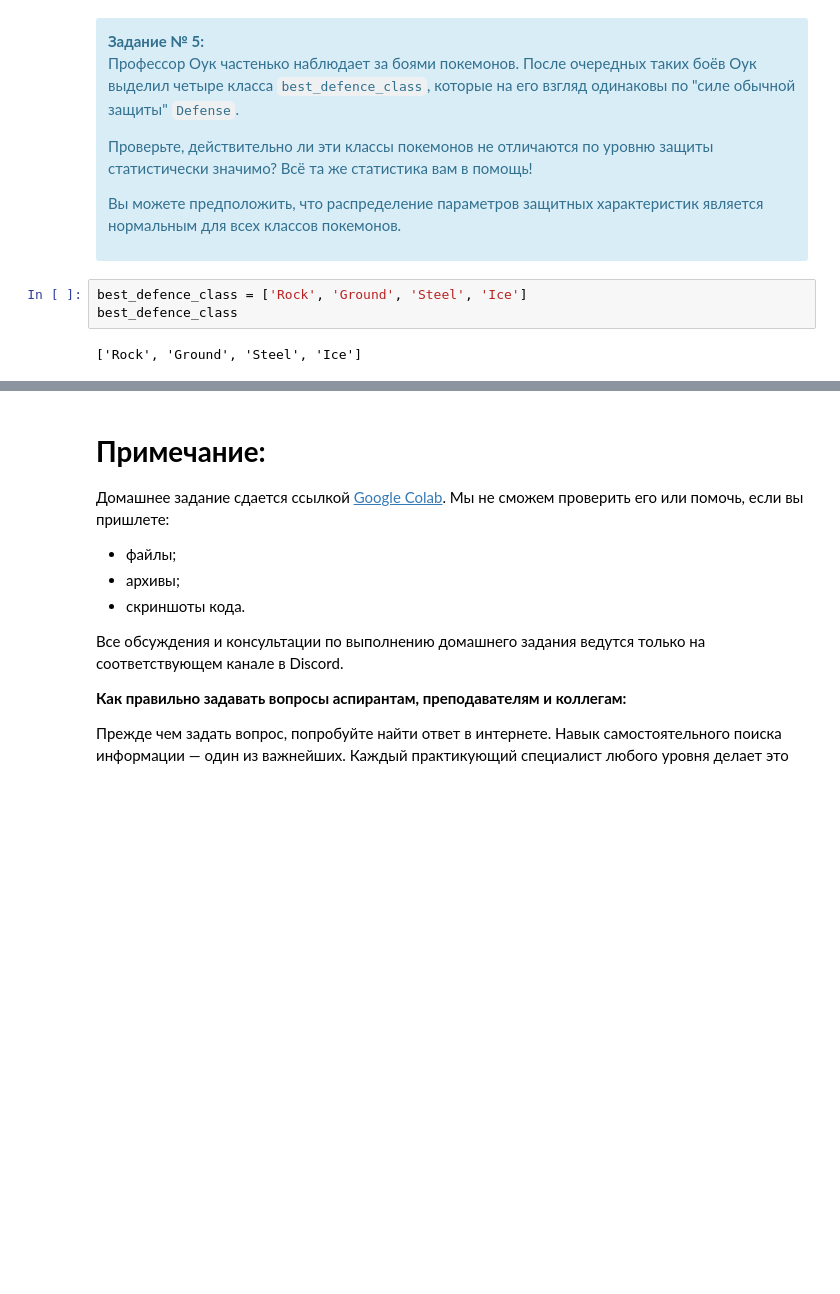
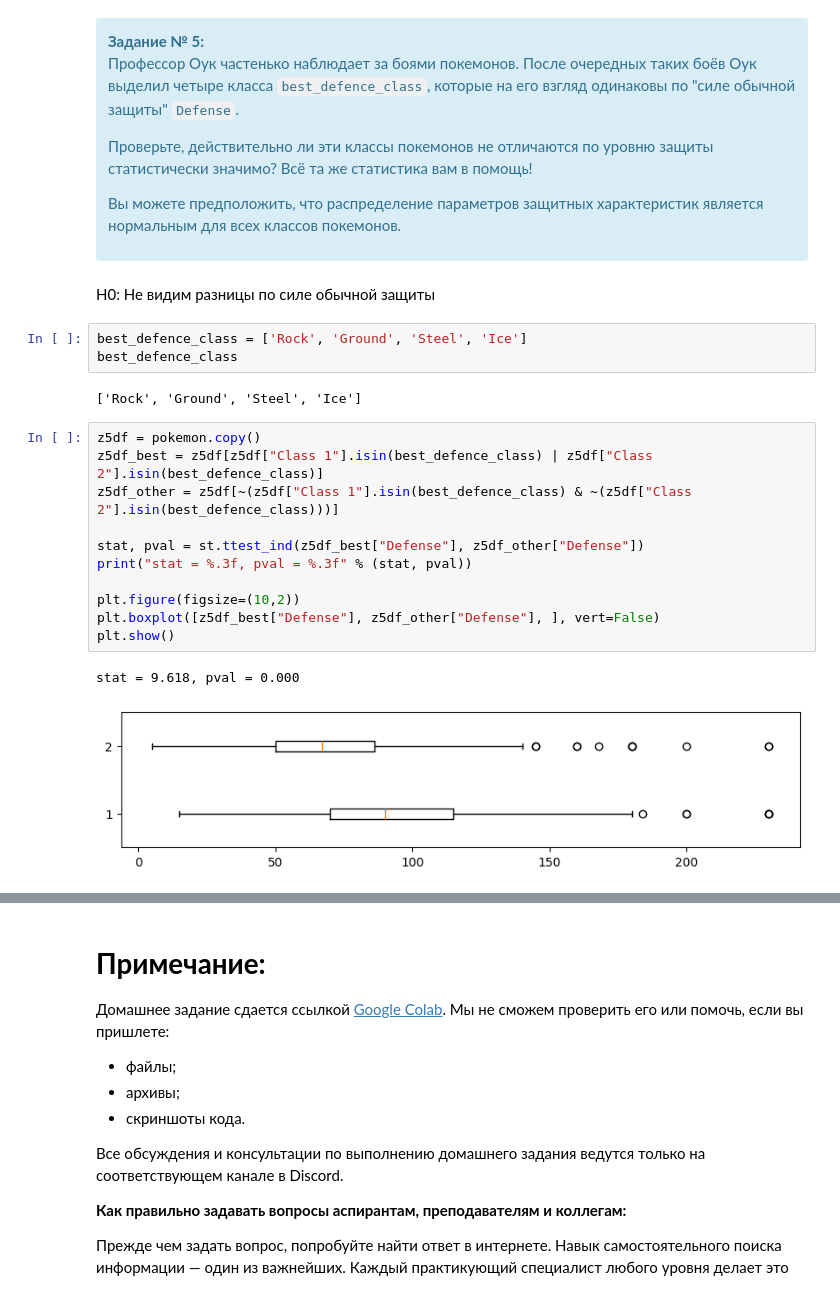
Before and after one commit to archimage-wiz/DS_PythonStat_Hw_AB_Test, a Jupyter notebook: Dz_Notebook_pokemons.ipynb, the cells around one changed output, grey strips where cells are left out. Saved outputs shown, nothing was run; the diff lists cells and outputs as text; blank space fills up the shorter version.

```diff
--- a/Dz_Notebook_pokemons.ipynb
+++ b/Dz_Notebook_pokemons.ipynb
@@ -269,8 +334,24 @@ z-статистика: 19.50 p-value: 0.001
 Вы можете предположить, что распределение параметров защитных характеристик является нормальным для всех классов покемонов.
 
 </div>
+# %% [markdown]
+H0: Не видим разницы по силе обычной защиты
 # %%
 best_defence_class = ['Rock', 'Ground', 'Steel', 'Ice']
 best_defence_class
 # %% [output]
 ['Rock', 'Ground', 'Steel', 'Ice']
+# %%
+z5df = pokemon.copy()
+z5df_best = z5df[z5df["Class 1"].isin(best_defence_class) | z5df["Class 2"].isin(best_defence_class)]
+z5df_other = z5df[~(z5df["Class 1"].isin(best_defence_class) & ~(z5df["Class 2"].isin(best_defence_class)))]
+
+stat, pval = st.ttest_ind(z5df_best["Defense"], z5df_other["Defense"])
+print("stat = %.3f, pval = %.3f" % (stat, pval))
+
+plt.figure(figsize=(10,2))
+plt.boxplot([z5df_best["Defense"], z5df_other["Defense"], ], vert=False)
+plt.show()
+# %% [output]
+stat = 9.618, pval = 0.000
+[figure, added]
```
Also changed, not shown: parts of 17 cells of this notebook, 1 other file.
